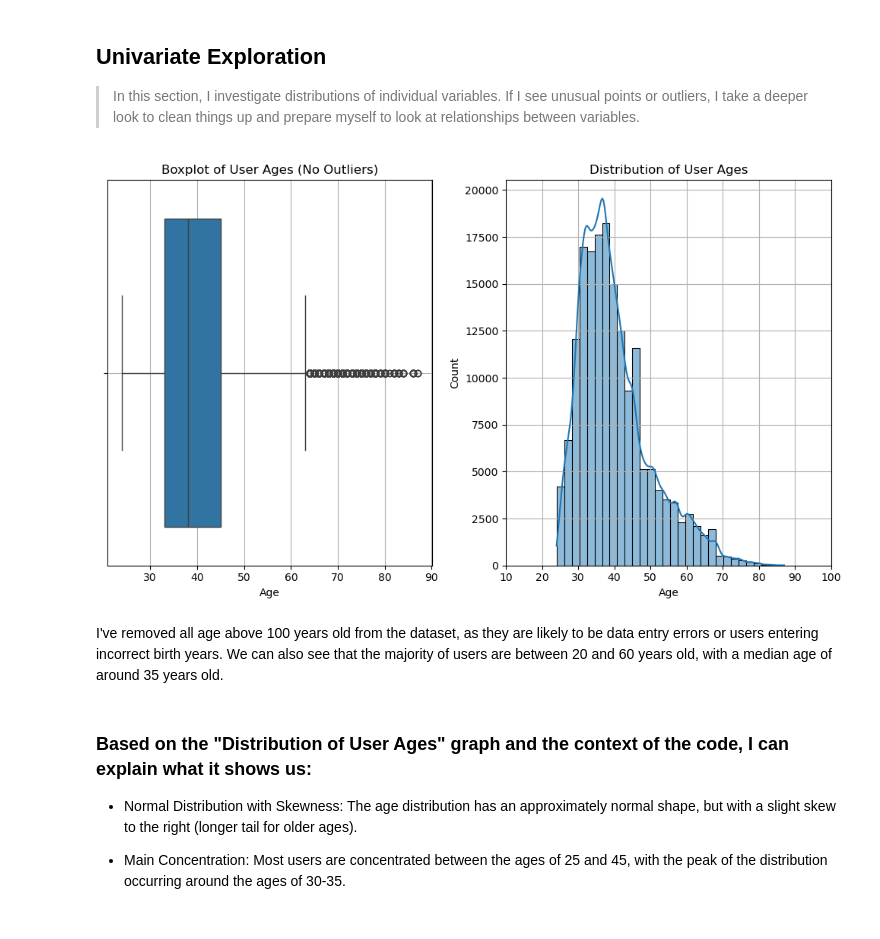
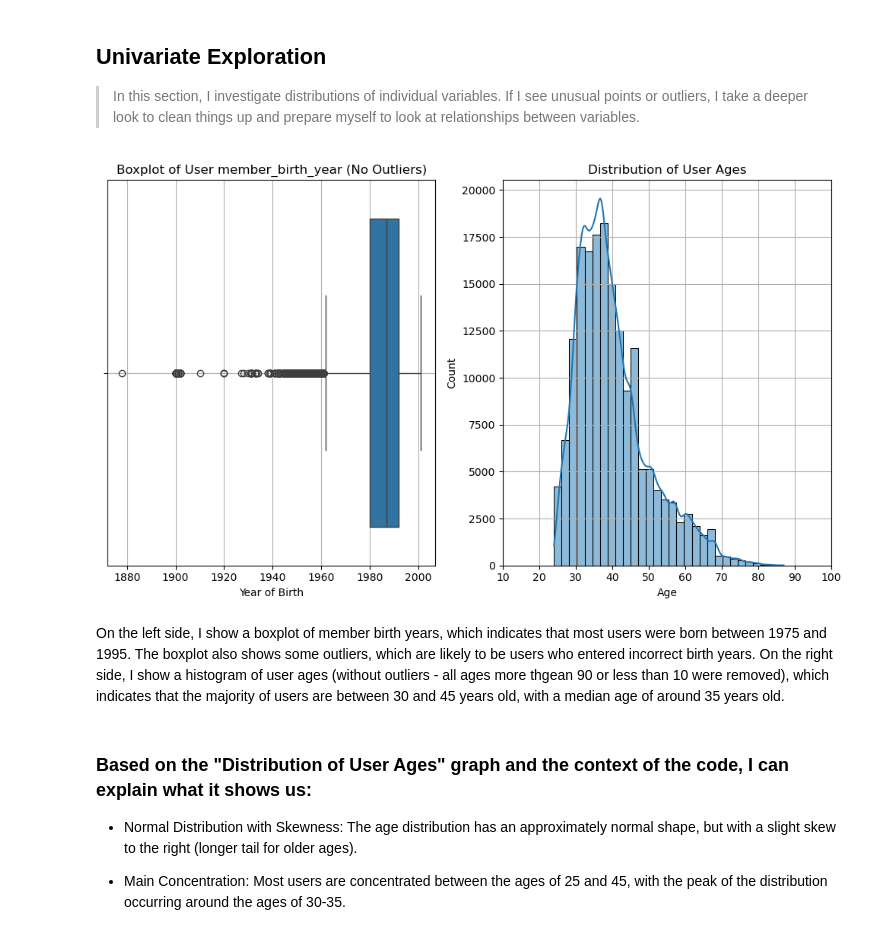
Before and after one commit to albertoivo/communicate-data-findings-dand, a Jupyter notebook: Part_I_exploration_template.ipynb, the cells around one changed output. Saved outputs shown, nothing was run; the diff lists cells and outputs as text; code cells hidden in the pictures.

```diff
--- a/Part_I_exploration_template.ipynb
+++ b/Part_I_exploration_template.ipynb
@@ -185,30 +185,29 @@ df_clean['age_group'] = pd.cut(df_clean['age'], bins=[10,20,30,40,50,60,70,80,90
 # %%
 # Distribution of user ages
 plt.figure(figsize=(10, 6))
 
 # Boxplot without outliers
 plt.subplot(1, 2, 1)
-sns.boxplot(x=df_clean['age'])
-plt.title('Boxplot of User Ages (No Outliers)')
-plt.xlabel('Age')
+sns.boxplot(x=df_raw['member_birth_year'])
+plt.title('Boxplot of User member_birth_year (No Outliers)')
+plt.xlabel('Year of Birth')
 plt.grid(True)
 
 # Histogram with density
 plt.subplot(1, 2, 2)
 sns.histplot(df_clean['age'], bins=30, kde=True)
 plt.title('Distribution of User Ages')
 plt.xlabel('Age')
 plt.ylabel('Count')
 plt.xlim(10, 100)
 plt.grid(True)
 
 plt.tight_layout()  # Adiciona espaçamento adequado entre os gráficos
 plt.show()
 # %% [output]
-[figure, old version]
+[figure, new version]
-# %% [markdown]
-I've removed all age above 100 years old from the dataset, as they are likely to be data entry errors or users entering incorrect birth years.
-We can also see that the majority of users are between 20 and 60 years old, with a median age of around 35 years old.
+# %% [markdown]
+On the left side, I show a boxplot of member birth years, which indicates that most users were born between 1975 and 1995. The boxplot also shows some outliers, which are likely to be users who entered incorrect birth years. On the right side, I show a histogram of user ages (without outliers - all ages more thgean 90 or less than 10 were removed), which indicates that the majority of users are between 30 and 45 years old, with a median age of around 35 years old.
 # %% [markdown]
 ### Based on the "Distribution of User Ages" graph and the context of the code, I can explain what it shows us:
 
```
Also changed, not shown: parts of 10 cells of this notebook.
